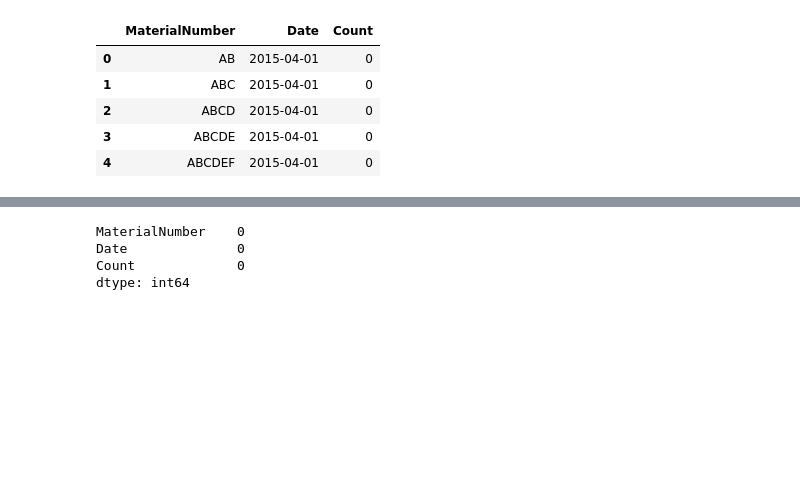
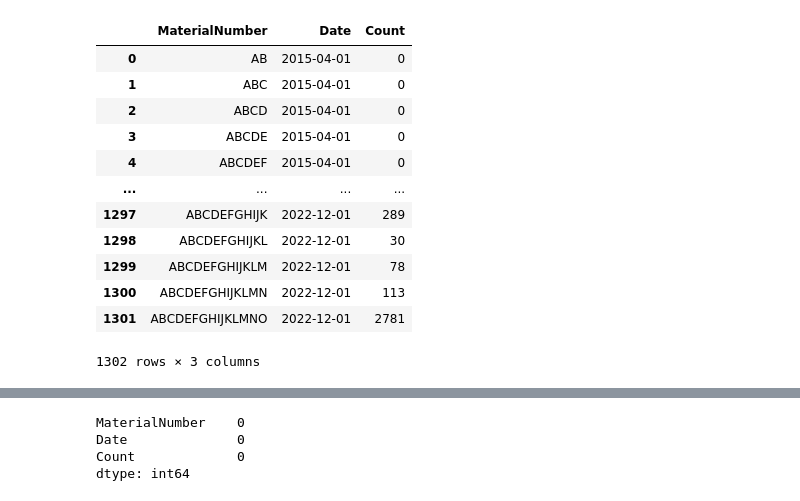
Before and after one commit to pratikranaa/Summer_Projects, a Jupyter notebook: Time_Series/ws.ipynb, the cells around one changed output, grey strips where cells are left out. Drawn from its saved outputs; the diff is of its cells as text; code cells hidden in the pictures; blank space fills up the shorter version.

```diff
--- a/Time_Series/ws.ipynb
+++ b/Time_Series/ws.ipynb
@@ -27,14 +43,21 @@ data_long.head()
 # %%
 # Convert the 'Date' column to datetime
 data_long['Date'] = pd.to_datetime(data_long['Date'], format='%m-%d-%Y', errors='coerce')
-data_long.head()
+data_long
 # %% [output]
 |  | MaterialNumber | Date | Count |
 | 0 | AB | 2015-04-01 | 0 |
 | 1 | ABC | 2015-04-01 | 0 |
 | 2 | ABCD | 2015-04-01 | 0 |
 | 3 | ABCDE | 2015-04-01 | 0 |
 | 4 | ABCDEF | 2015-04-01 | 0 |
+| ... | ... | ... | ... |
+| 1297 | ABCDEFGHIJK | 2022-12-01 | 289 |
+| 1298 | ABCDEFGHIJKL | 2022-12-01 | 30 |
+| 1299 | ABCDEFGHIJKLM | 2022-12-01 | 78 |
+| 1300 | ABCDEFGHIJKLMN | 2022-12-01 | 113 |
+| 1301 | ABCDEFGHIJKLMNO | 2022-12-01 | 2781 |
+1302 rows × 3 columns
 # %%
 # Filter for a single material for analysis
 material = data_long[data_long['MaterialNumber'] == 'AB']  # Replace 'AB' with the desired material number
```
Also changed, not shown: parts of 14 cells of this notebook, 1 other file.
